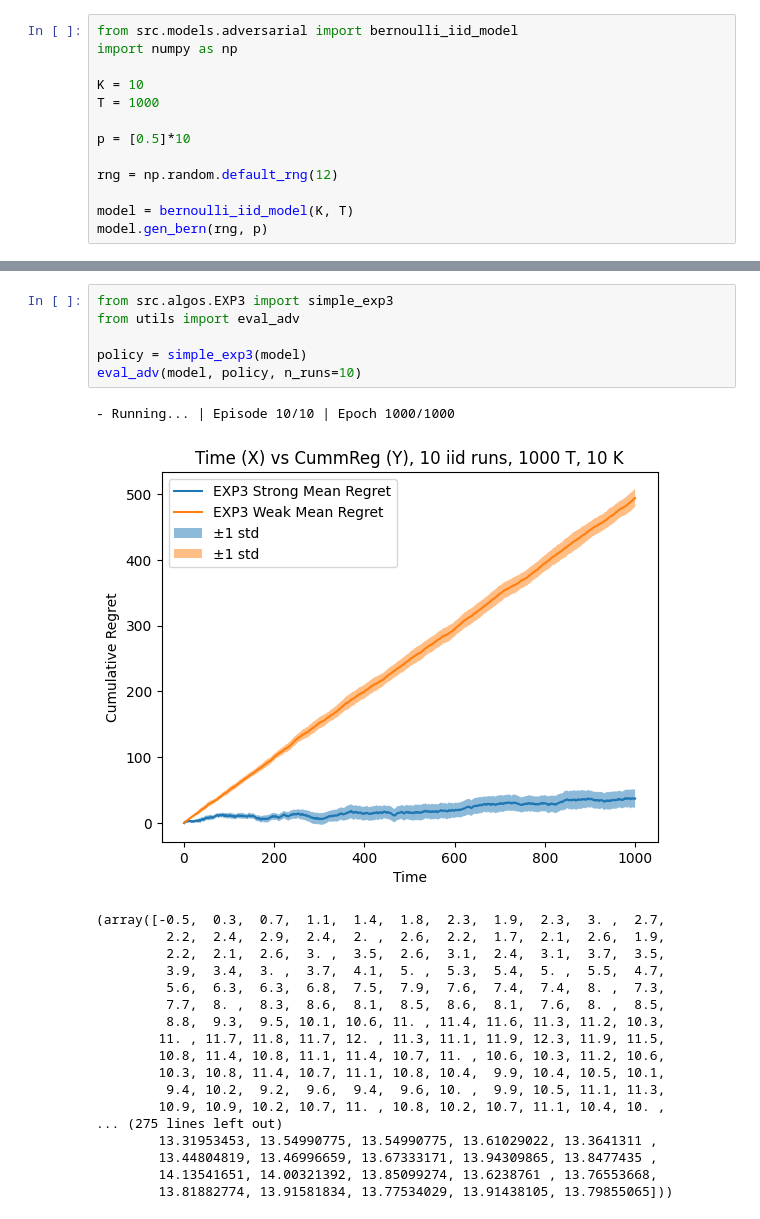
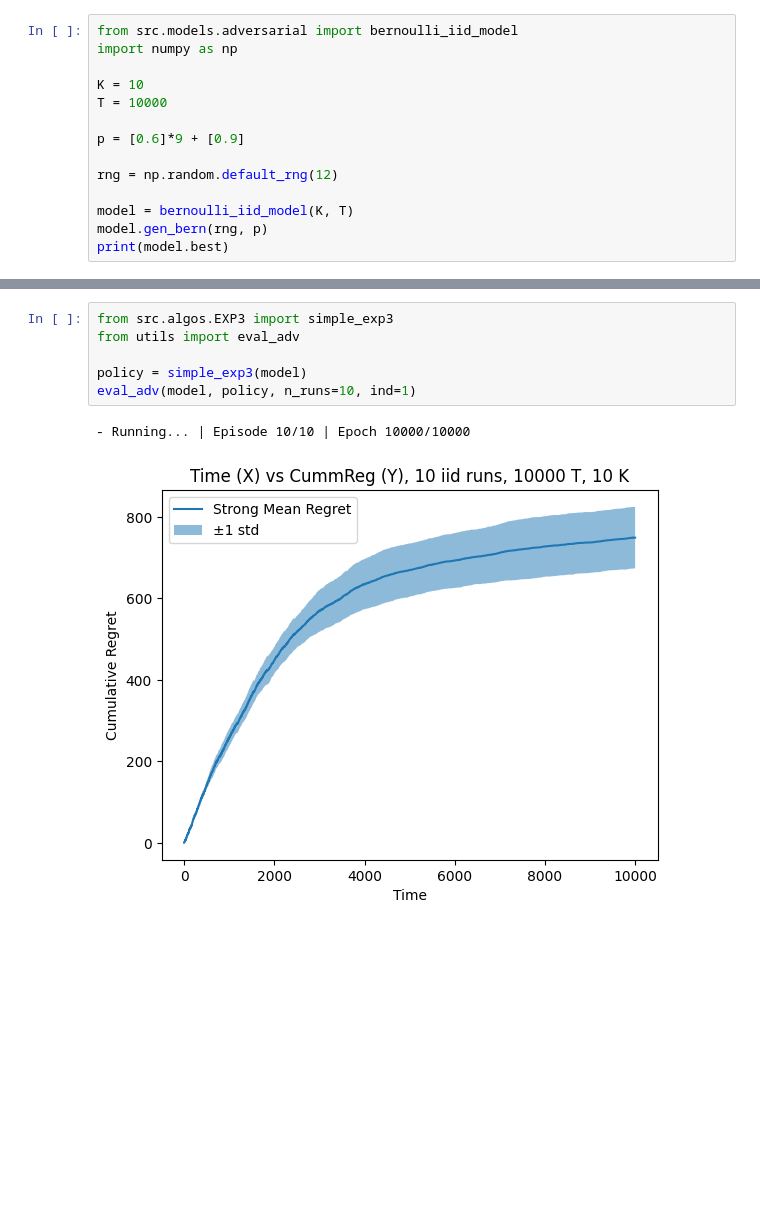
Before and after one commit to chrisbsoo/bandits, a Jupyter notebook: sesh/session1.ipynb, the cells around one changed output, grey strips where cells are left out. Saved outputs shown, nothing was run; the diff lists cells and outputs as text; blank space fills up the shorter version.

```diff
--- a/sesh/session1.ipynb
+++ b/sesh/session1.ipynb
@@ -3,12 +3,13 @@ from src.models.adversarial import bernoulli_iid_model
 import numpy as np
 
 K = 10
-T = 1000
+T = 10000
 
-p = [0.5]*10
+p = [0.6]*9 + [0.9]
 
 rng = np.random.default_rng(12)
 
 model = bernoulli_iid_model(K, T)
 model.gen_bern(rng, p)
+print(model.best)
 # %% [output]
@@ -22,26 +17,9 @@ array([[0., 0., 1., ..., 0., 0., 1.],
 # %%
 from src.algos.EXP3 import simple_exp3
 from utils import eval_adv
 
 policy = simple_exp3(model)
-eval_adv(model, policy, n_runs=10)
+eval_adv(model, policy, n_runs=10, ind=1)
 # %% [output]
-- Running... | Episode 10/10 | Epoch 1000/1000
+- Running... | Episode 10/10 | Epoch 10000/10000
-[figure, old version]
+[figure, new version]
-(array([-0.5,  0.3,  0.7,  1.1,  1.4,  1.8,  2.3,  1.9,  2.3,  3. ,  2.7,
-         2.2,  2.4,  2.9,  2.4,  2. ,  2.6,  2.2,  1.7,  2.1,  2.6,  1.9,
-         2.2,  2.1,  2.6,  3. ,  3.5,  2.6,  3.1,  2.4,  3.1,  3.7,  3.5,
-         3.9,  3.4,  3. ,  3.7,  4.1,  5. ,  5.3,  5.4,  5. ,  5.5,  4.7,
-         5.6,  6.3,  6.3,  6.8,  7.5,  7.9,  7.6,  7.4,  7.4,  8. ,  7.3,
-         7.7,  8. ,  8.3,  8.6,  8.1,  8.5,  8.6,  8.1,  7.6,  8. ,  8.5,
-         8.8,  9.3,  9.5, 10.1, 10.6, 11. , 11.4, 11.6, 11.3, 11.2, 10.3,
-        11. , 11.7, 11.8, 11.7, 12. , 11.3, 11.1, 11.9, 12.3, 11.9, 11.5,
-        10.8, 11.4, 10.8, 11.1, 11.4, 10.7, 11. , 10.6, 10.3, 11.2, 10.6,
-        10.3, 10.8, 11.4, 10.7, 11.1, 10.8, 10.4,  9.9, 10.4, 10.5, 10.1,
-         9.4, 10.2,  9.2,  9.6,  9.4,  9.6, 10. ,  9.9, 10.5, 11.1, 11.3,
-        10.9, 10.9, 10.2, 10.7, 11. , 10.8, 10.2, 10.7, 11.1, 10.4, 10. ,
-... (275 lines left out)
-        13.31953453, 13.54990775, 13.54990775, 13.61029022, 13.3641311 ,
-        13.44804819, 13.46996659, 13.67333171, 13.94309865, 13.8477435 ,
-        14.13541651, 14.00321392, 13.85099274, 13.6238761 , 13.76553668,
-        13.81882774, 13.91581834, 13.77534029, 13.91438105, 13.79855065]))
```
Also changed, not shown: parts of 1 cell of this notebook, 5 other files.
